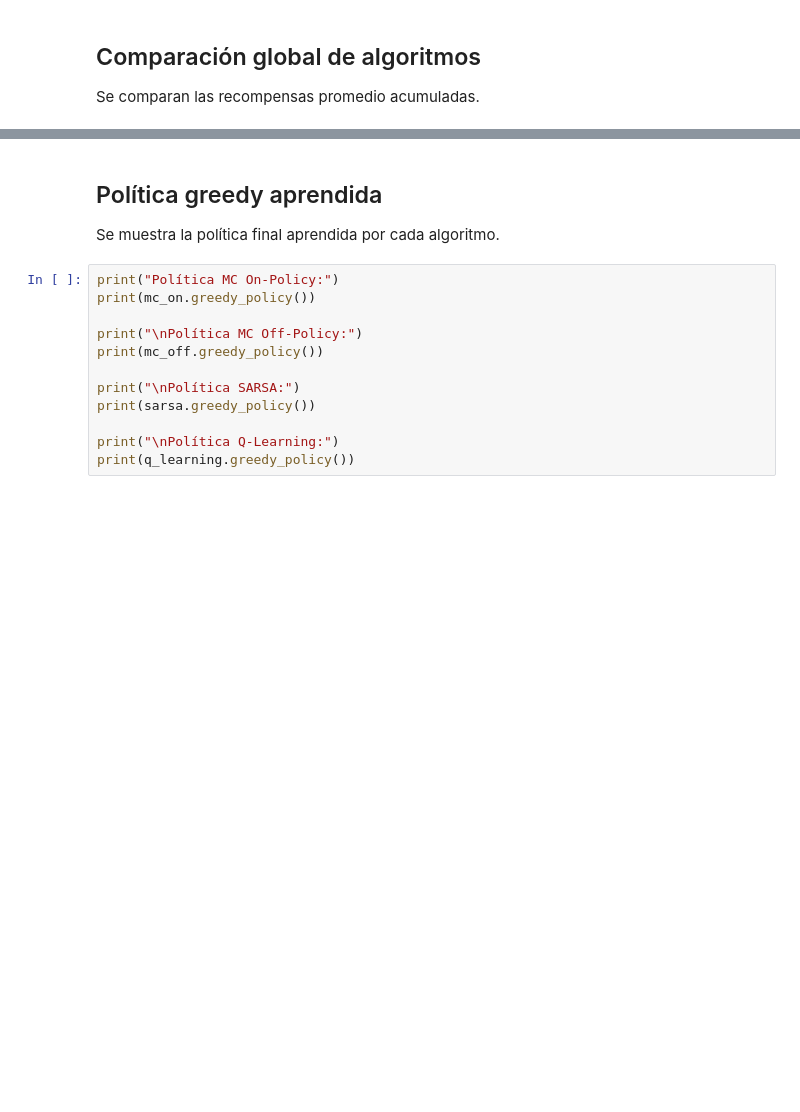
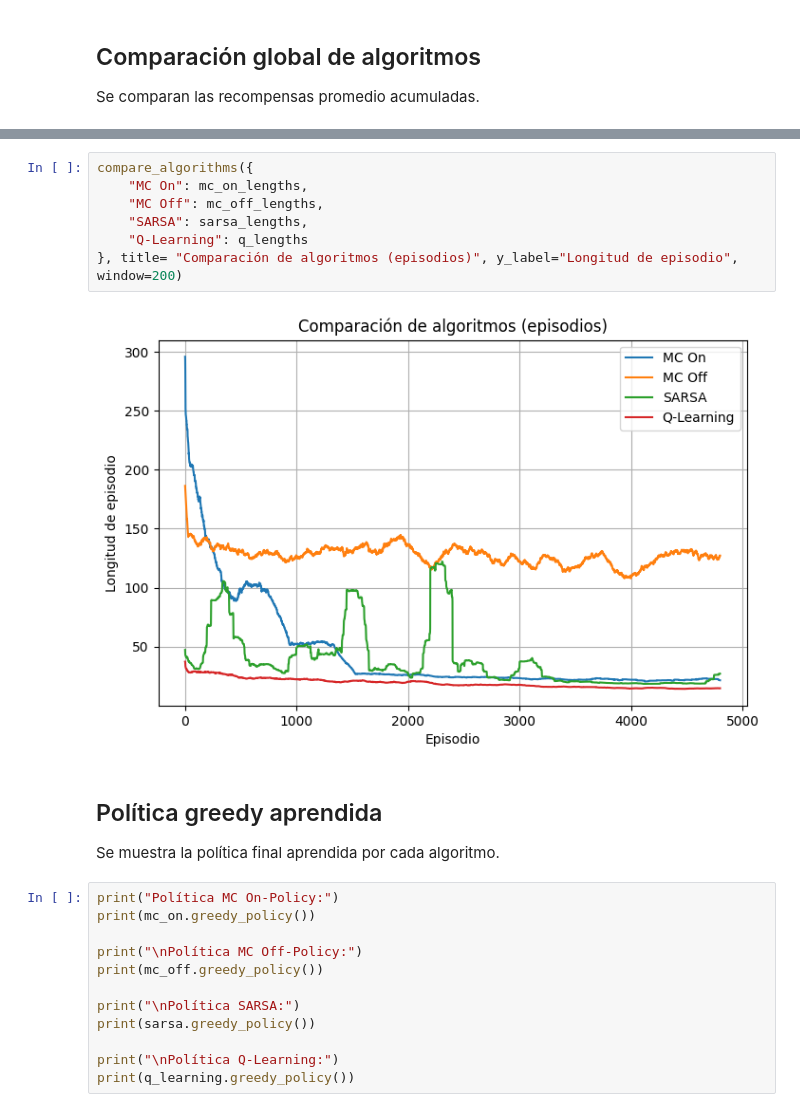
Before and after one commit to mariiam36/EML_MontesinosOlivaOuardi, a Jupyter notebook: Entornos_Complejos/main.ipynb, the cells around one changed output, grey strips where cells are left out. Saved outputs shown, nothing was run; the diff lists cells and outputs as text; blank space fills up the shorter version.

Commit message:
Grafica de comparación de lonngitud de episodios añadida

```diff
--- a/Entornos_Complejos/main.ipynb
+++ b/Entornos_Complejos/main.ipynb
@@ -210,3 +226,12 @@ compare_algorithms({
+# %%
+compare_algorithms({
+    "MC On": mc_on_lengths,
+    "MC Off": mc_off_lengths,
+    "SARSA": sarsa_lengths,
+    "Q-Learning": q_lengths
+}, title= "Comparación de algoritmos (episodios)", y_label="Longitud de episodio", window=200)
+# %% [output]
+[figure, added]
 # %% [markdown]
 ## Política greedy aprendida
 
```
Also changed, not shown: parts of 12 cells of this notebook, 2 other files.
